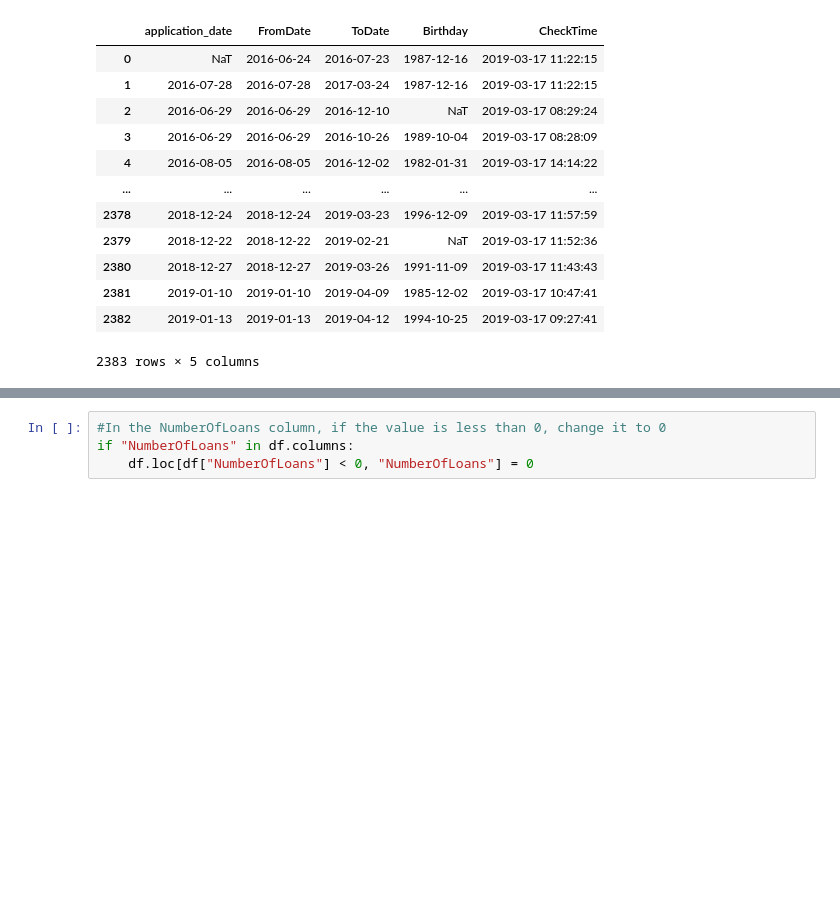
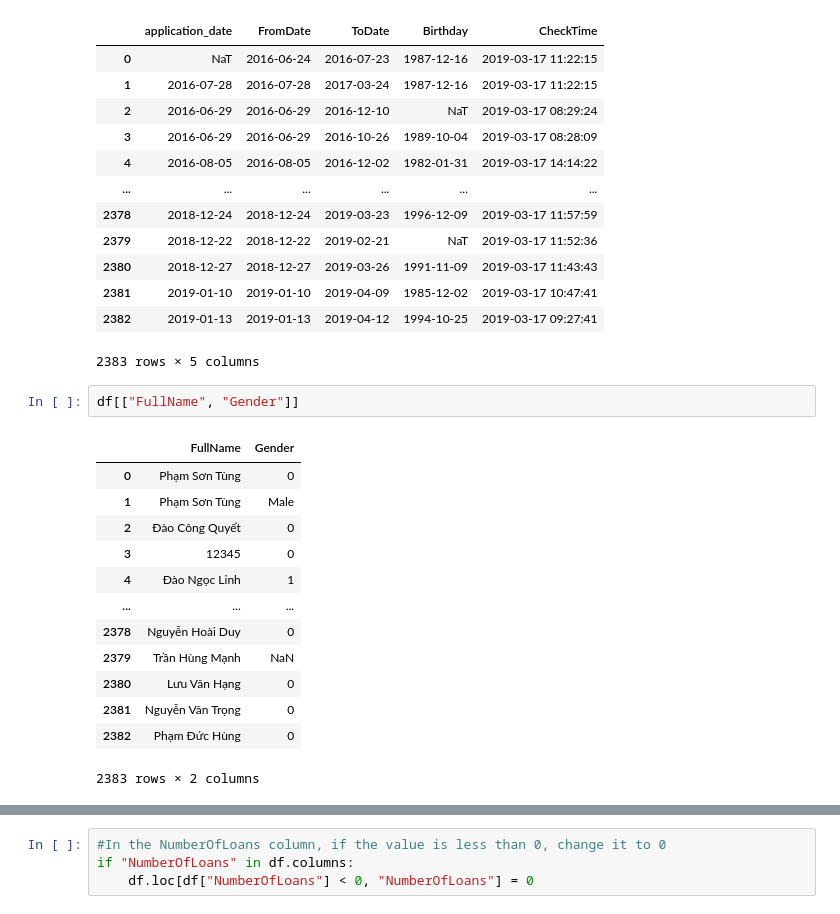
Before and after one commit to ThanhVinh-source/TIMA_Bank_Project, a Jupyter notebook: notebook/data_understanding.ipynb, the cells around one changed output, grey strips where cells are left out. Saved outputs shown, nothing was run; the diff lists cells and outputs as text; blank space fills up the shorter version.

```diff
--- a/notebook/data_understanding.ipynb
+++ b/notebook/data_understanding.ipynb
@@ -137,6 +137,22 @@ df[date_cols]
 | 2381 | 2019-01-10 | 2019-01-10 | 2019-04-09 | 1985-12-02 | 2019-03-17 10:47:41 |
 | 2382 | 2019-01-13 | 2019-01-13 | 2019-04-12 | 1994-10-25 | 2019-03-17 09:27:41 |
 2383 rows × 5 columns
+# %%
+df[["FullName", "Gender"]]
+# %% [output]
+|  | FullName | Gender |
+| 0 | Phạm Sơn Tùng | 0 |
+| 1 | Phạm Sơn Tùng | Male |
+| 2 | Đào Công Quyết | 0 |
+| 3 | 12345 | 0 |
+| 4 | Đào Ngọc Linh | 1 |
+| ... | ... | ... |
+| 2378 | Nguyễn Hoài Duy | 0 |
+| 2379 | Trần Hùng Mạnh | NaN |
+| 2380 | Lưu Văn Hạng | 0 |
+| 2381 | Nguyễn Văn Trọng | 0 |
+| 2382 | Phạm Đức Hùng | 0 |
+2383 rows × 2 columns
 # %%
 #Reformat some columns to Binary
 import pandas as pd
```
Also changed, not shown: parts of 1 cell of this notebook, 4 other files.
